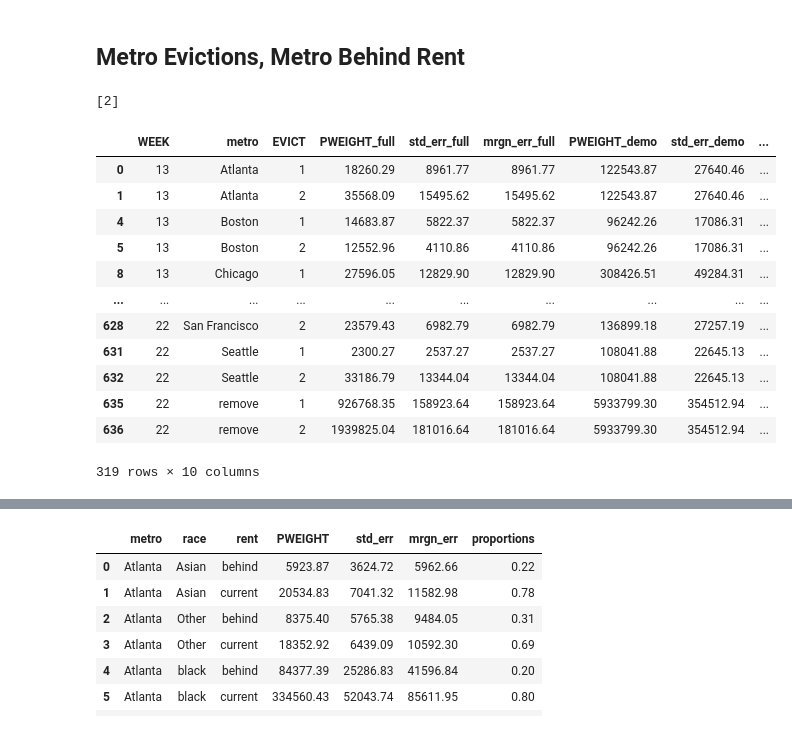
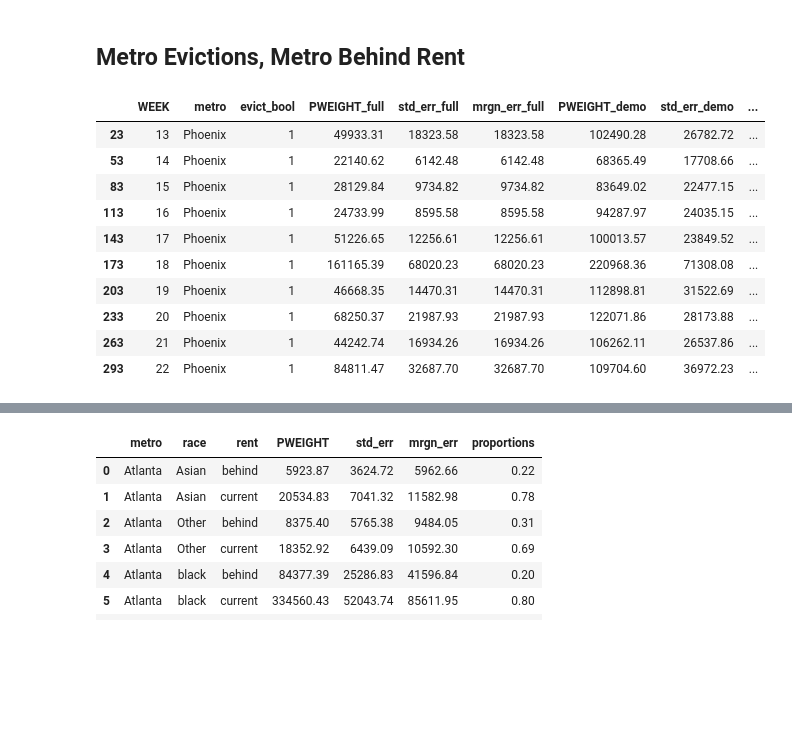
Before and after one commit to mansueto-institute/household-pulse, a Jupyter notebook: dev/exploration.ipynb, the cells around one changed output, grey strips where cells are left out. Drawn from its saved outputs; the diff is of its cells as text; code cells hidden in the pictures; blank space fills up the shorter version.

```diff
--- a/dev/exploration.ipynb
+++ b/dev/exploration.ipynb
@@ -99,5 +134,4 @@ full_crosstab(test_df, ['EGENDER', 'rent_check'], 'PWEIGHT', ['EGENDER'],critica
 # %%
-#This cell takes forever bc i didn't take the time to map efficiently
 states = {1:'Alabama',2:'Alaska',4:'Arizona',5:'Arkansas',6:'California',
     8:'Colorado',9:'Connecticut',10:'Delaware',11:'District of Columbia',12:'Florida',
     13:'Georgia',15:'Hawaii',16:'Idaho',17:'Illinois',18:'Indiana',19:'Iowa',20:'Kansas',21:'Kentucky',
@@ -114,10 +148,9 @@ metros = {35620:'New York',31080:'Los Angeles',16980:'Chicago',19100:'Dallas',
           40140:'Riverside CA',19820:'Detroit',42660:'Seattle'}
 races = {1:'white',2:'black',3:'Asian',4:'Other'}
 rents = {1:'current',2:'behind'}
-
 df1 = core_df.copy()
-df1['metro'] = df1.apply(lambda x: metros[x.EST_MSA] if x.EST_MSA>0 else 'remove', axis=1)
-df1['state'] = df1.apply(lambda x: states[x.EST_ST],axis=1)
-df1['region'] = df1.apply(lambda x: regions[x.REGION],axis=1)
-df1['race'] = df1.apply(lambda x: races[x.RRACE] if x.RRACE>0 else 'remove',axis=1)
-df1['rent'] = df1.apply(lambda x: rents[x.RENTCUR] if x.RENTCUR>0 else 'remove',axis=1)
+df1['metro'] = df1.EST_MSA.map(metros)
+df1['state'] = df1.EST_ST.map(states)
+df1['region'] = df1.REGION.map(regions)
+df1['race'] = df1.RRACE.map(races)
+df1['rent'] = df1.RENTCUR.map(rents)
@@ -124,26 +167,24 @@ df1['rent'] = df1.apply(lambda x: rents[x.RENTCUR] if x.RENTCUR>0 else 'remove',
 # %% [markdown]
 ## Metro Evictions, Metro Behind Rent
 # %%
-
-metro_evict_ct = full_crosstab(df1[df1.EVICT>0],
-                         ['WEEK','metro', 'EVICT'],
+metro_evict = df1[df1.EVICT>0]
+metro_evict['evict_bool'] = metro_evict.apply(lambda x: 1 if x.EVICT<3 else 0,axis=1)
+metro_evict_ct = full_crosstab(metro_evict[metro_evict.metro!='remove'],
+                         ['WEEK','metro', 'evict_bool'],
                          'PWEIGHT',
                          ['WEEK','metro'],
                          critical_val=1).round(2)
-metro_evict_ct[metro_evict_ct.EVICT<3]
+metro_evict_ct[(metro_evict_ct.evict_bool==1)&(metro_evict_ct.metro=='Phoenix')]
 # %% [output]
-[2]
-|  | WEEK | metro | EVICT | PWEIGHT_full | std_err_full | mrgn_err_full | PWEIGHT_demo | std_err_demo | ... |
-| 0 | 13 | Atlanta | 1 | 18260.29 | 8961.77 | 8961.77 | 122543.87 | 27640.46 | ... |
-| 1 | 13 | Atlanta | 2 | 35568.09 | 15495.62 | 15495.62 | 122543.87 | 27640.46 | ... |
-| 4 | 13 | Boston | 1 | 14683.87 | 5822.37 | 5822.37 | 96242.26 | 17086.31 | ... |
-| 5 | 13 | Boston | 2 | 12552.96 | 4110.86 | 4110.86 | 96242.26 | 17086.31 | ... |
-| 8 | 13 | Chicago | 1 | 27596.05 | 12829.90 | 12829.90 | 308426.51 | 49284.31 | ... |
-| ... | ... | ... | ... | ... | ... | ... | ... | ... | ... |
-| 628 | 22 | San Francisco | 2 | 23579.43 | 6982.79 | 6982.79 | 136899.18 | 27257.19 | ... |
-| 631 | 22 | Seattle | 1 | 2300.27 | 2537.27 | 2537.27 | 108041.88 | 22645.13 | ... |
-| 632 | 22 | Seattle | 2 | 33186.79 | 13344.04 | 13344.04 | 108041.88 | 22645.13 | ... |
-| 635 | 22 | remove | 1 | 926768.35 | 158923.64 | 158923.64 | 5933799.30 | 354512.94 | ... |
-| 636 | 22 | remove | 2 | 1939825.04 | 181016.64 | 181016.64 | 5933799.30 | 354512.94 | ... |
+|  | WEEK | metro | evict_bool | PWEIGHT_full | std_err_full | mrgn_err_full | PWEIGHT_demo | std_err_demo | ... |
+| 23 | 13 | Phoenix | 1 | 49933.31 | 18323.58 | 18323.58 | 102490.28 | 26782.72 | ... |
+| 53 | 14 | Phoenix | 1 | 22140.62 | 6142.48 | 6142.48 | 68365.49 | 17708.66 | ... |
+| 83 | 15 | Phoenix | 1 | 28129.84 | 9734.82 | 9734.82 | 83649.02 | 22477.15 | ... |
+| 113 | 16 | Phoenix | 1 | 24733.99 | 8595.58 | 8595.58 | 94287.97 | 24035.15 | ... |
+| 143 | 17 | Phoenix | 1 | 51226.65 | 12256.61 | 12256.61 | 100013.57 | 23849.52 | ... |
+| 173 | 18 | Phoenix | 1 | 161165.39 | 68020.23 | 68020.23 | 220968.36 | 71308.08 | ... |
+| 203 | 19 | Phoenix | 1 | 46668.35 | 14470.31 | 14470.31 | 112898.81 | 31522.69 | ... |
+| 233 | 20 | Phoenix | 1 | 68250.37 | 21987.93 | 21987.93 | 122071.86 | 28173.88 | ... |
+| 263 | 21 | Phoenix | 1 | 44242.74 | 16934.26 | 16934.26 | 106262.11 | 26537.86 | ... |
+| 293 | 22 | Phoenix | 1 | 84811.47 | 32687.70 | 32687.70 | 109704.60 | 36972.23 | ... |
-319 rows × 10 columns
 # %%
```
Also changed, not shown: parts of 8 cells of this notebook.
